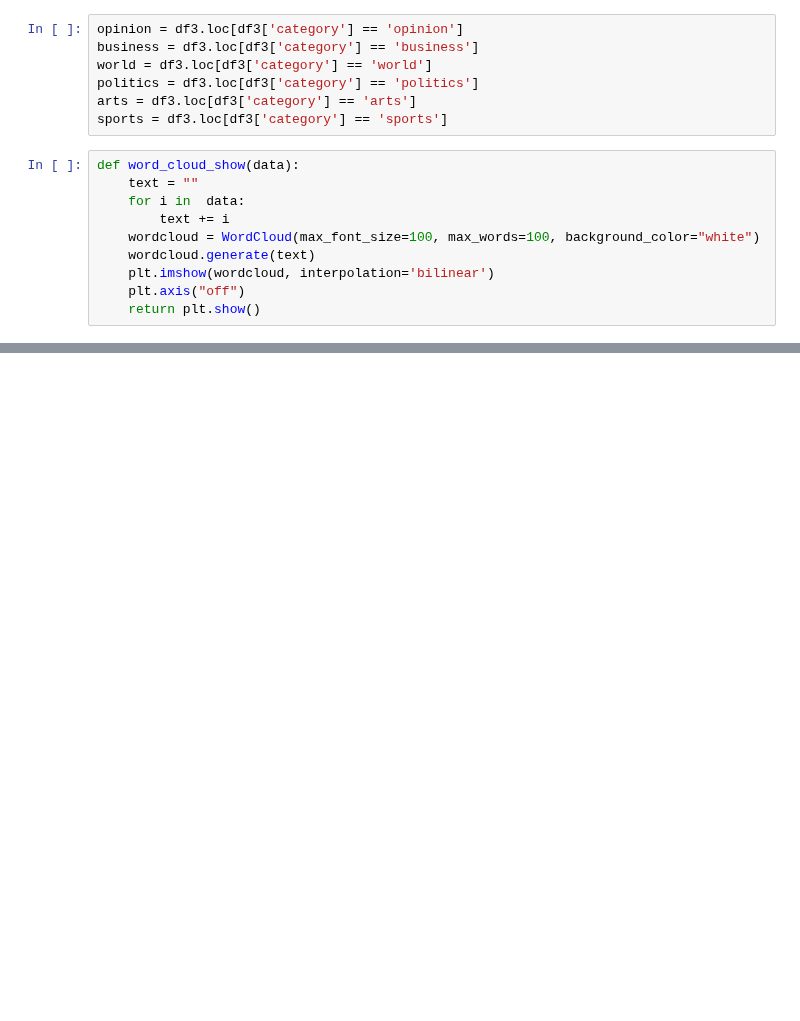
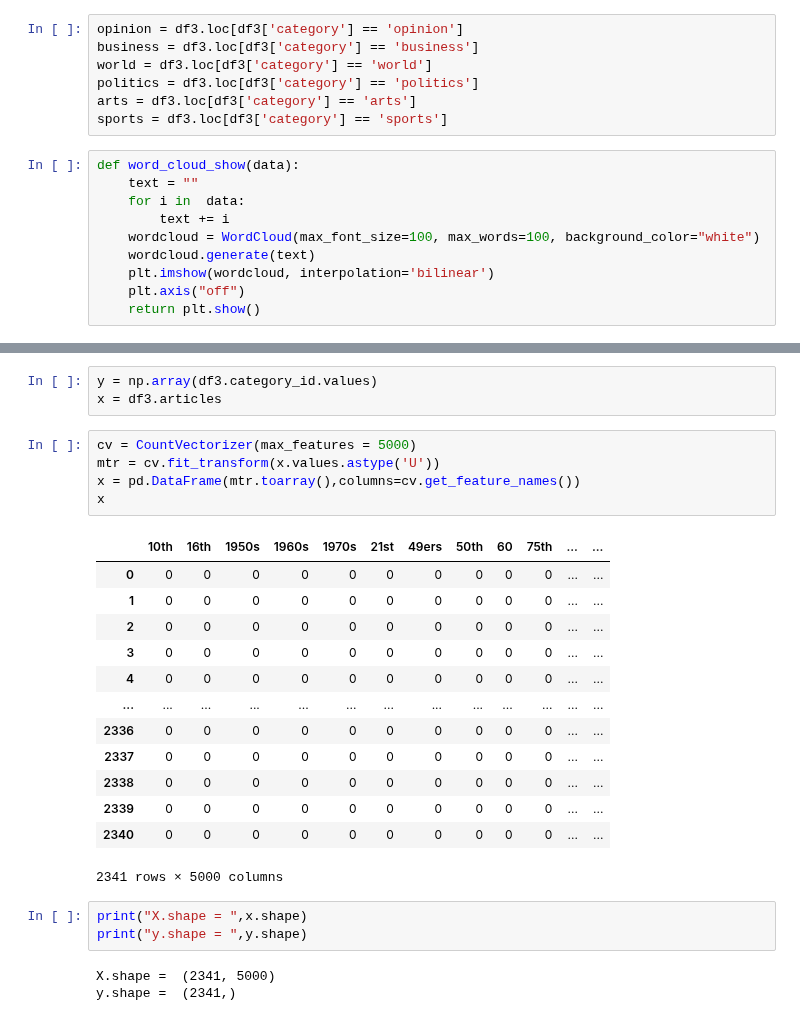
Before and after one commit to MEOW119X/Automated-News-Categorizer, a Jupyter notebook: notebook/Cleansing.ipynb, the cells around one changed output, grey strips where cells are left out. Cells and saved outputs as stored; diff of their text form; blank space fills up the shorter version.

```diff
--- a/notebook/Cleansing.ipynb
+++ b/notebook/Cleansing.ipynb
@@ -488,0 +455,28 @@ Name: articles, Length: 2341, dtype: object
+# %%
+y = np.array(df3.category_id.values)
+x = df3.articles
+# %%
+cv = CountVectorizer(max_features = 5000)
+mtr = cv.fit_transform(x.values.astype('U'))
+x = pd.DataFrame(mtr.toarray(),columns=cv.get_feature_names())
+x
+# %% [output]
+|  | 10th | 16th | 1950s | 1960s | 1970s | 21st | 49ers | 50th | 60 | 75th | ... | ... |
+| 0 | 0 | 0 | 0 | 0 | 0 | 0 | 0 | 0 | 0 | 0 | ... | ... |
+| 1 | 0 | 0 | 0 | 0 | 0 | 0 | 0 | 0 | 0 | 0 | ... | ... |
+| 2 | 0 | 0 | 0 | 0 | 0 | 0 | 0 | 0 | 0 | 0 | ... | ... |
+| 3 | 0 | 0 | 0 | 0 | 0 | 0 | 0 | 0 | 0 | 0 | ... | ... |
+| 4 | 0 | 0 | 0 | 0 | 0 | 0 | 0 | 0 | 0 | 0 | ... | ... |
+| ... | ... | ... | ... | ... | ... | ... | ... | ... | ... | ... | ... | ... |
+| 2336 | 0 | 0 | 0 | 0 | 0 | 0 | 0 | 0 | 0 | 0 | ... | ... |
+| 2337 | 0 | 0 | 0 | 0 | 0 | 0 | 0 | 0 | 0 | 0 | ... | ... |
+| 2338 | 0 | 0 | 0 | 0 | 0 | 0 | 0 | 0 | 0 | 0 | ... | ... |
+| 2339 | 0 | 0 | 0 | 0 | 0 | 0 | 0 | 0 | 0 | 0 | ... | ... |
+| 2340 | 0 | 0 | 0 | 0 | 0 | 0 | 0 | 0 | 0 | 0 | ... | ... |
+2341 rows × 5000 columns
+# %%
+print("X.shape = ",x.shape)
+print("y.shape = ",y.shape)
+# %% [output]
+X.shape =  (2341, 5000)
+y.shape =  (2341,)
```
Also changed, not shown: parts of 34 cells of this notebook, 4 other files.
